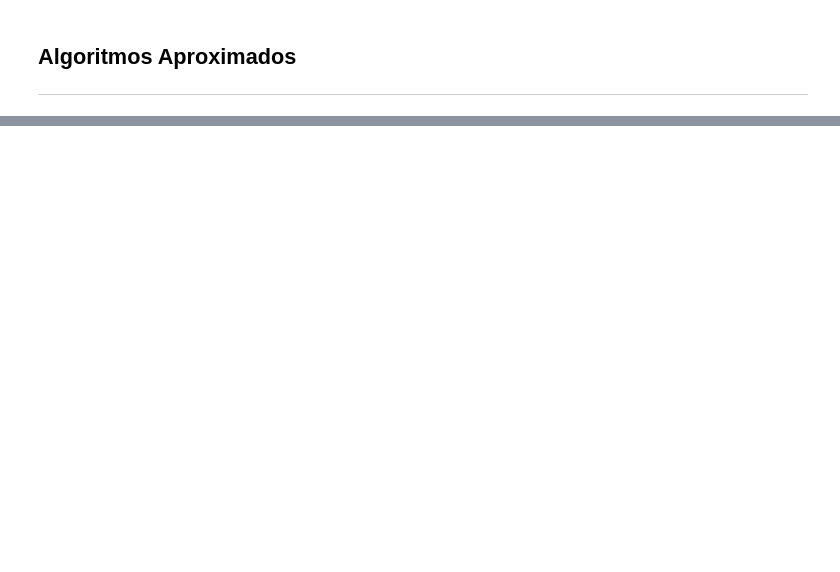
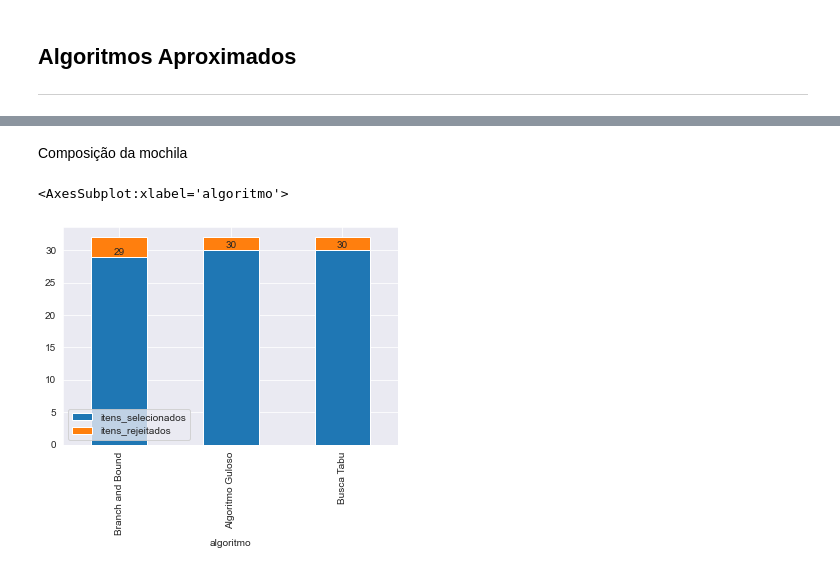
Before and after one commit to pauloceliojr/aed-trabalho-knapsack, a Jupyter notebook: Knapsack.ipynb, the cells around one changed output, grey strips where cells are left out. Saved outputs shown, nothing was run; the diff lists cells and outputs as text; code cells hidden in the pictures; blank space fills up the shorter version.

```diff
--- a/Knapsack.ipynb
+++ b/Knapsack.ipynb
@@ -110,0 +332,11 @@ TypeError: unhashable type: 'list'
+# %% [markdown]
+Composição da mochila
+# %%
+estatisticas_composicao = estatisticas.filter(["algoritmo", "itens_selecionados", "itens_rejeitados"])
+estatisticas_composicao.set_index("algoritmo", inplace=True)
+ax = estatisticas_composicao.plot(kind='bar', stacked=True)
+ax.bar_label(ax.containers[0])
+ax
+# %% [output]
+<AxesSubplot:xlabel='algoritmo'>
+[figure, added]
```
Also changed, not shown: parts of 62 cells of this notebook, 2 other files.
